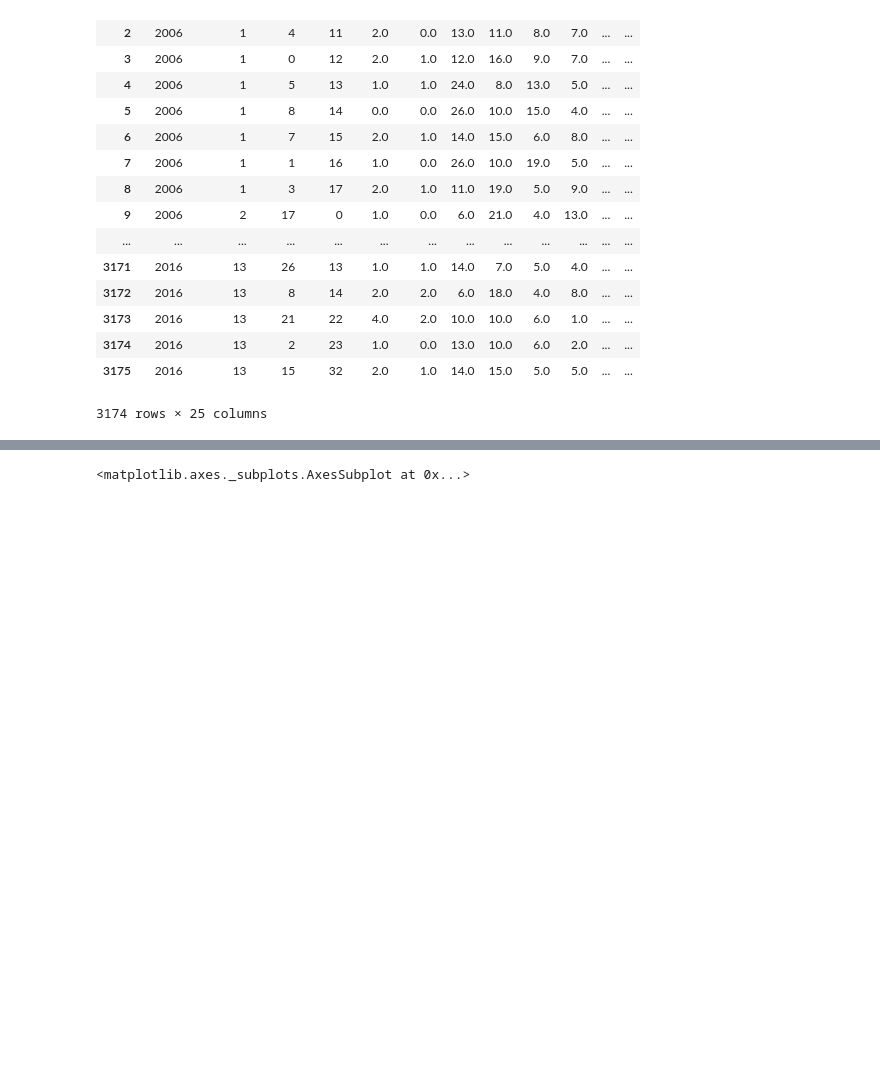
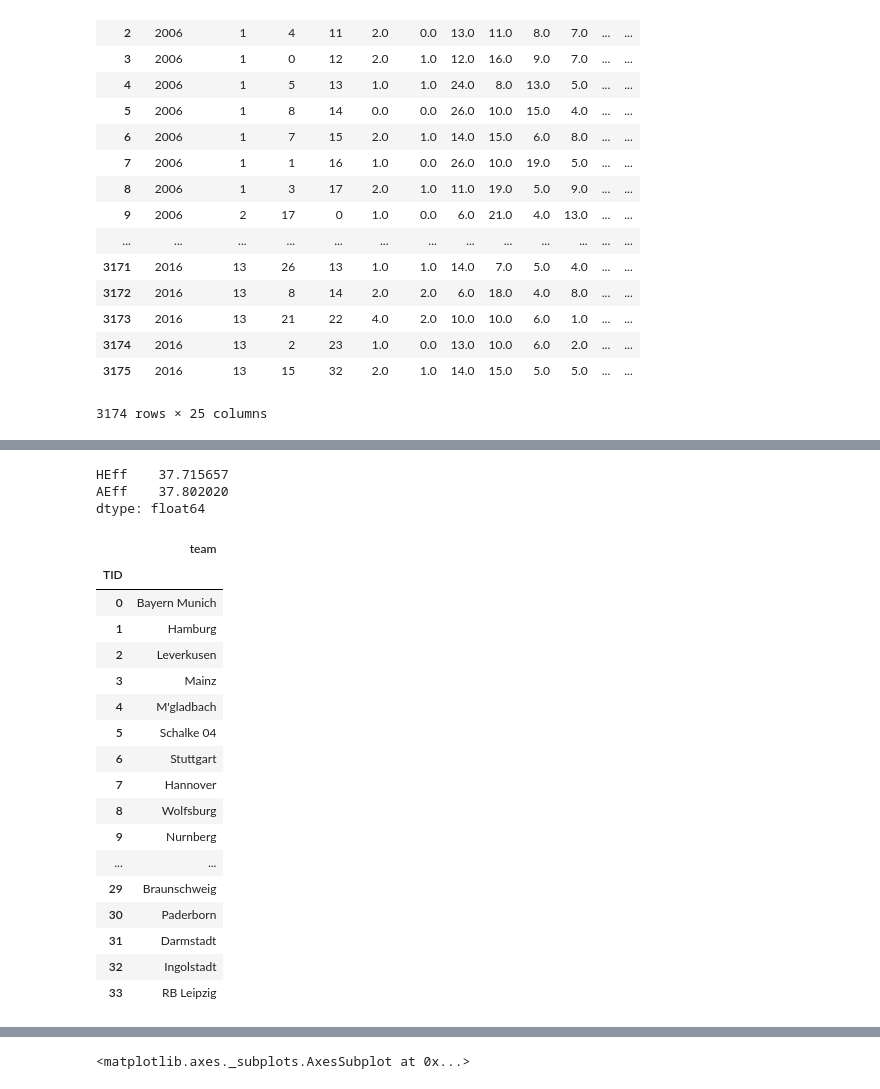
Before and after one commit to mgbukov/bundesliga, a Jupyter notebook: Buli_Download.ipynb, the cells around one changed output, grey strips where cells are left out. Cells and saved outputs as stored; diff of their text form; code cells hidden in the pictures; blank space fills up the shorter version.

```diff
--- a/Buli_Download.ipynb
+++ b/Buli_Download.ipynb
@@ -284,0 +297,33 @@ complete_running_df.fillna(0.5)
+# %%
+shots = complete_running_df.loc[:, ['TID_H','Season', 'HST', 'AST', 'HS', 'AS']].groupby(['TID_H', 'Season']).mean()
+conversion_df = shots
+conversion_df.loc[:, 'HEff'] = np.round(100*conversion_df.loc[:, 'HST'] / conversion_df.loc[:, 'HS'], 1)
+conversion_df.loc[:, 'AEff'] = np.round(100*conversion_df.loc[:, 'AST'] / conversion_df.loc[:, 'AS'], 1)
+
+print conversion_df.loc[:, ['HEff', 'AEff']].mean()
+#conversion_df.index = conversion_df.set_index(range(len(conversion_df)))
+# %% [output]
+HEff    37.715657
+AEff    37.802020
+dtype: float64
+# %%
+team_df
+# %% [output]
+|  | team |
+| TID |  |
+| 0 | Bayern Munich |
+| 1 | Hamburg |
+| 2 | Leverkusen |
+| 3 | Mainz |
+| 4 | M'gladbach |
+| 5 | Schalke 04 |
+| 6 | Stuttgart |
+| 7 | Hannover |
+| 8 | Wolfsburg |
+| 9 | Nurnberg |
+| ... | ... |
+| 29 | Braunschweig |
+| 30 | Paderborn |
+| 31 | Darmstadt |
+| 32 | Ingolstadt |
+| 33 | RB Leipzig |
```
Also changed, not shown: parts of 5 cells of this notebook.
